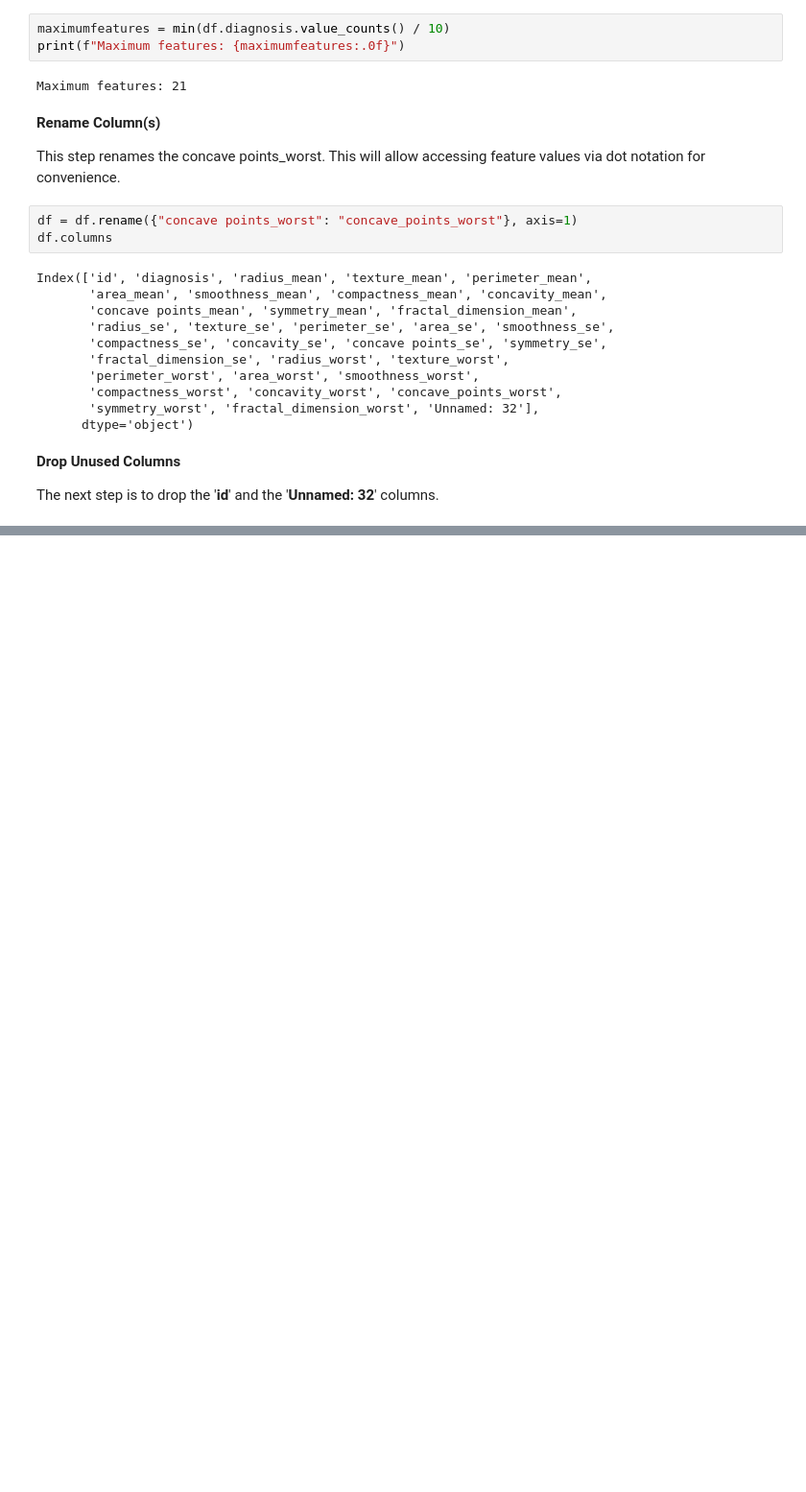
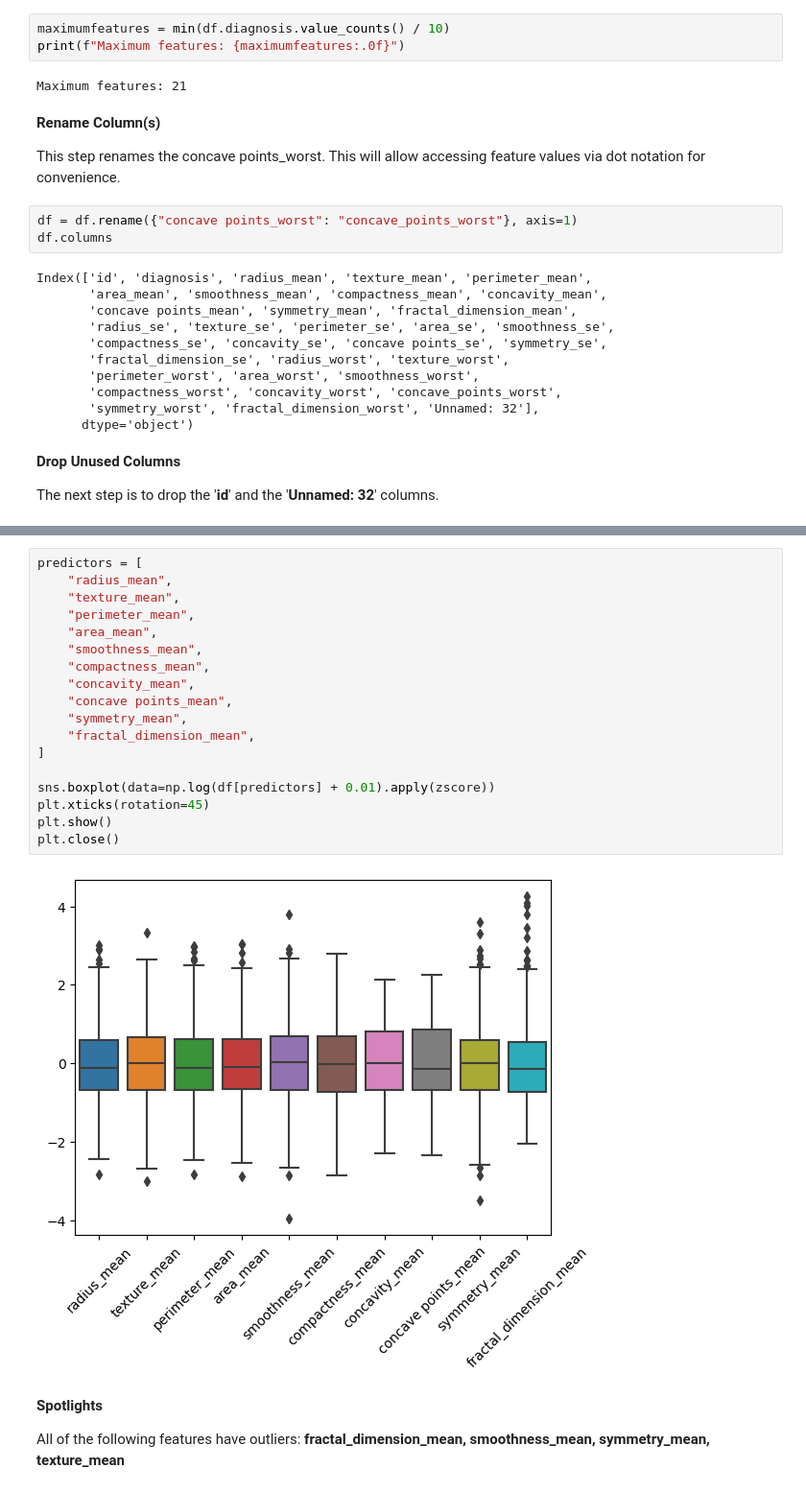
Before and after one commit to tyrantdavis/Logistic-Regression-Breast-Cancer, a Jupyter notebook: Logistic-Regression-Breast-Cancer.ipynb, the cells around one changed output, grey strips where cells are left out. Shown: that part at 96% size. Cells and saved outputs as stored; diff of their text form; blank space fills up the shorter version.

Commit message:
Examine outliers.
Filter

```diff
--- a/Logistic-Regression-Breast-Cancer.ipynb
+++ b/Logistic-Regression-Breast-Cancer.ipynb
@@ -189,0 +201,24 @@ The columns ''id'' and ''Unnamed: 32' are dropped from the dataframe.
+# %%
+predictors = [
+    "radius_mean",
+    "texture_mean",
+    "perimeter_mean",
+    "area_mean",
+    "smoothness_mean",
+    "compactness_mean",
+    "concavity_mean",
+    "concave points_mean",
+    "symmetry_mean",
+    "fractal_dimension_mean",
+]
+
+sns.boxplot(data=np.log(df[predictors] + 0.01).apply(zscore))
+plt.xticks(rotation=45)
+plt.show()
+plt.close()
+# %% [output]
+[figure, added]
+# %% [markdown]
+**Spotlights**
+
+All of the following features have outliers: **fractal_dimension_mean, smoothness_mean, symmetry_mean, texture_mean**
```
Also changed, not shown: parts of 9 cells of this notebook.
